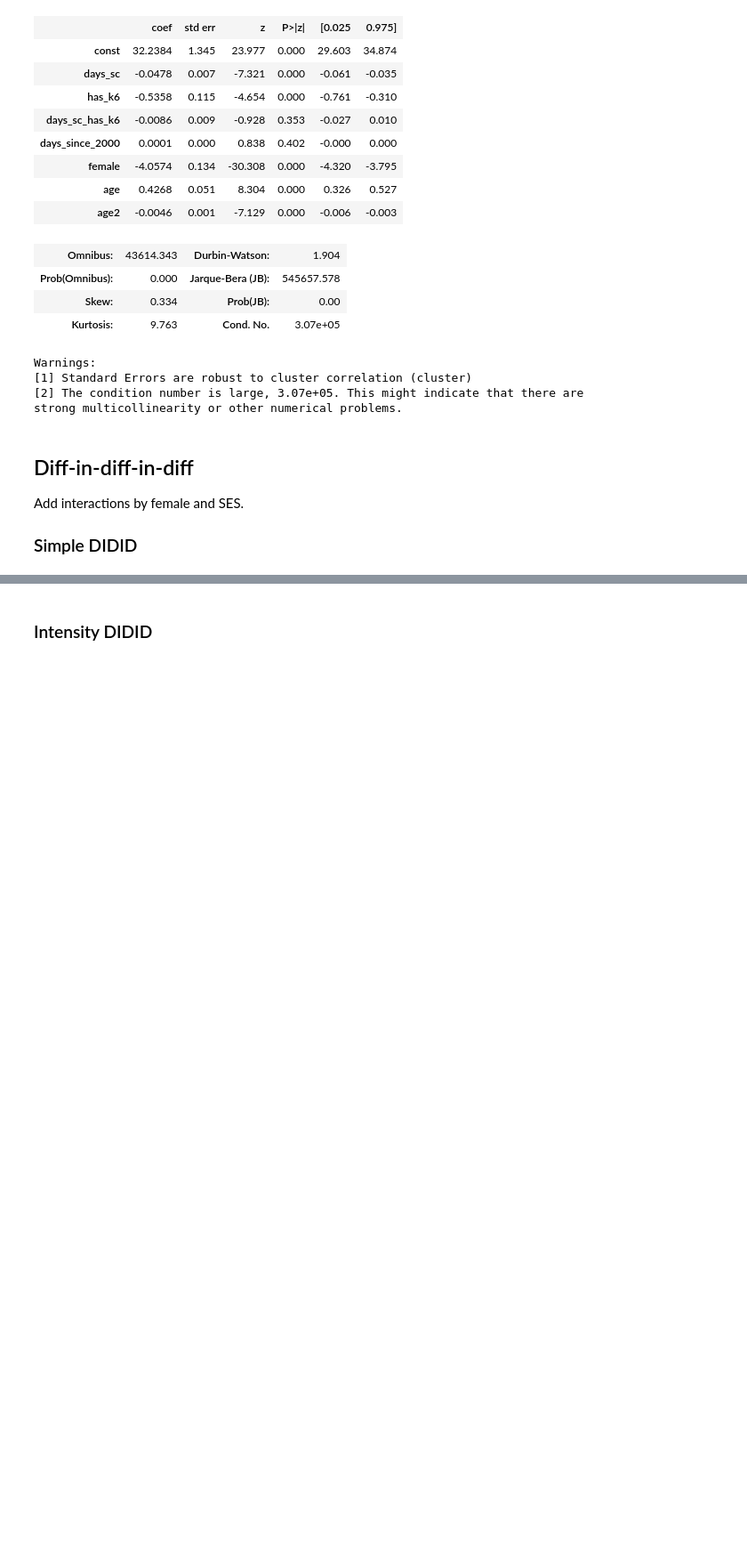
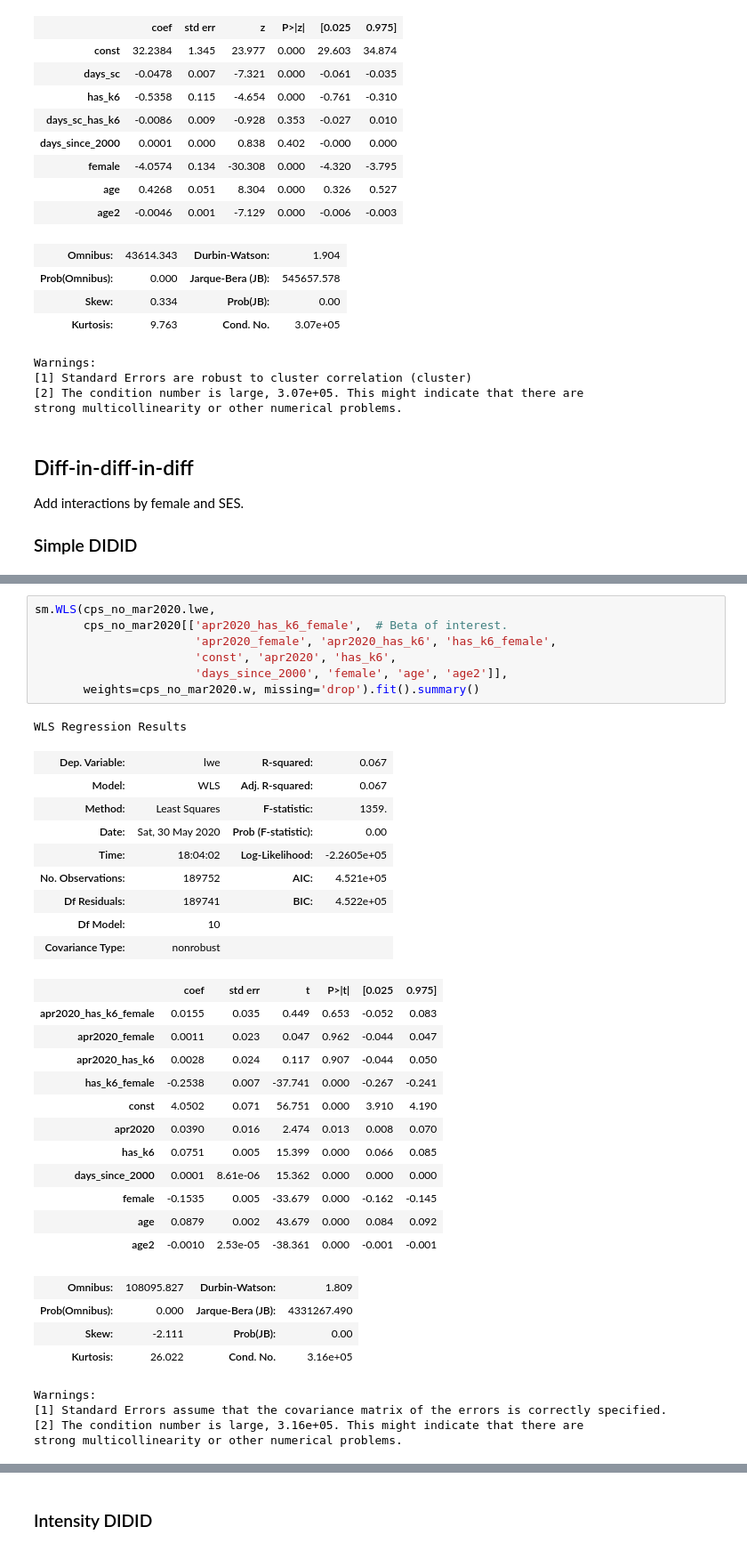
Before and after one commit to MaxGhenis/mit_1432, a Jupyter notebook: p3_regressions.ipynb, the cells around one changed output, grey strips where cells are left out. Shown at 89% size. Drawn from its saved outputs; the diff is of its cells as text; blank space fills up the shorter version.

```diff
--- a/p3_regressions.ipynb
+++ b/p3_regressions.ipynb
@@ -426,0 +468,38 @@ Add interactions by female and SES.
+# %%
+sm.WLS(cps_no_mar2020.lwe,
+       cps_no_mar2020[['apr2020_has_k6_female',  # Beta of interest.
+                       'apr2020_female', 'apr2020_has_k6', 'has_k6_female',
+                       'const', 'apr2020', 'has_k6',
+                       'days_since_2000', 'female', 'age', 'age2']],
+       weights=cps_no_mar2020.w, missing='drop').fit().summary()
+# %% [output]
+WLS Regression Results
+| Dep. Variable: | lwe | R-squared: | 0.067 |
+| Model: | WLS | Adj. R-squared: | 0.067 |
+| Method: | Least Squares | F-statistic: | 1359. |
+| Date: | Sat, 30 May 2020 | Prob (F-statistic): | 0.00 |
+| Time: | 18:04:02 | Log-Likelihood: | -2.2605e+05 |
+| No. Observations: | 189752 | AIC: | 4.521e+05 |
+| Df Residuals: | 189741 | BIC: | 4.522e+05 |
+| Df Model: | 10 |  |  |
+| Covariance Type: | nonrobust |  |  |
+|  | coef | std err | t | P>|t| | [0.025 | 0.975] |
+| apr2020_has_k6_female | 0.0155 | 0.035 | 0.449 | 0.653 | -0.052 | 0.083 |
+| apr2020_female | 0.0011 | 0.023 | 0.047 | 0.962 | -0.044 | 0.047 |
+| apr2020_has_k6 | 0.0028 | 0.024 | 0.117 | 0.907 | -0.044 | 0.050 |
+| has_k6_female | -0.2538 | 0.007 | -37.741 | 0.000 | -0.267 | -0.241 |
+| const | 4.0502 | 0.071 | 56.751 | 0.000 | 3.910 | 4.190 |
+| apr2020 | 0.0390 | 0.016 | 2.474 | 0.013 | 0.008 | 0.070 |
+| has_k6 | 0.0751 | 0.005 | 15.399 | 0.000 | 0.066 | 0.085 |
+| days_since_2000 | 0.0001 | 8.61e-06 | 15.362 | 0.000 | 0.000 | 0.000 |
+| female | -0.1535 | 0.005 | -33.679 | 0.000 | -0.162 | -0.145 |
+| age | 0.0879 | 0.002 | 43.679 | 0.000 | 0.084 | 0.092 |
+| age2 | -0.0010 | 2.53e-05 | -38.361 | 0.000 | -0.001 | -0.001 |
+| Omnibus: | 108095.827 | Durbin-Watson: | 1.809 |
+| Prob(Omnibus): | 0.000 | Jarque-Bera (JB): | 4331267.490 |
+| Skew: | -2.111 | Prob(JB): | 0.00 |
+| Kurtosis: | 26.022 | Cond. No. | 3.16e+05 |
+Warnings:
+[1] Standard Errors assume that the covariance matrix of the errors is correctly specified.
+[2] The condition number is large, 3.16e+05. This might indicate that there are
+strong multicollinearity or other numerical problems.
```
Also changed, not shown: parts of 10 cells of this notebook, 1 other file.
